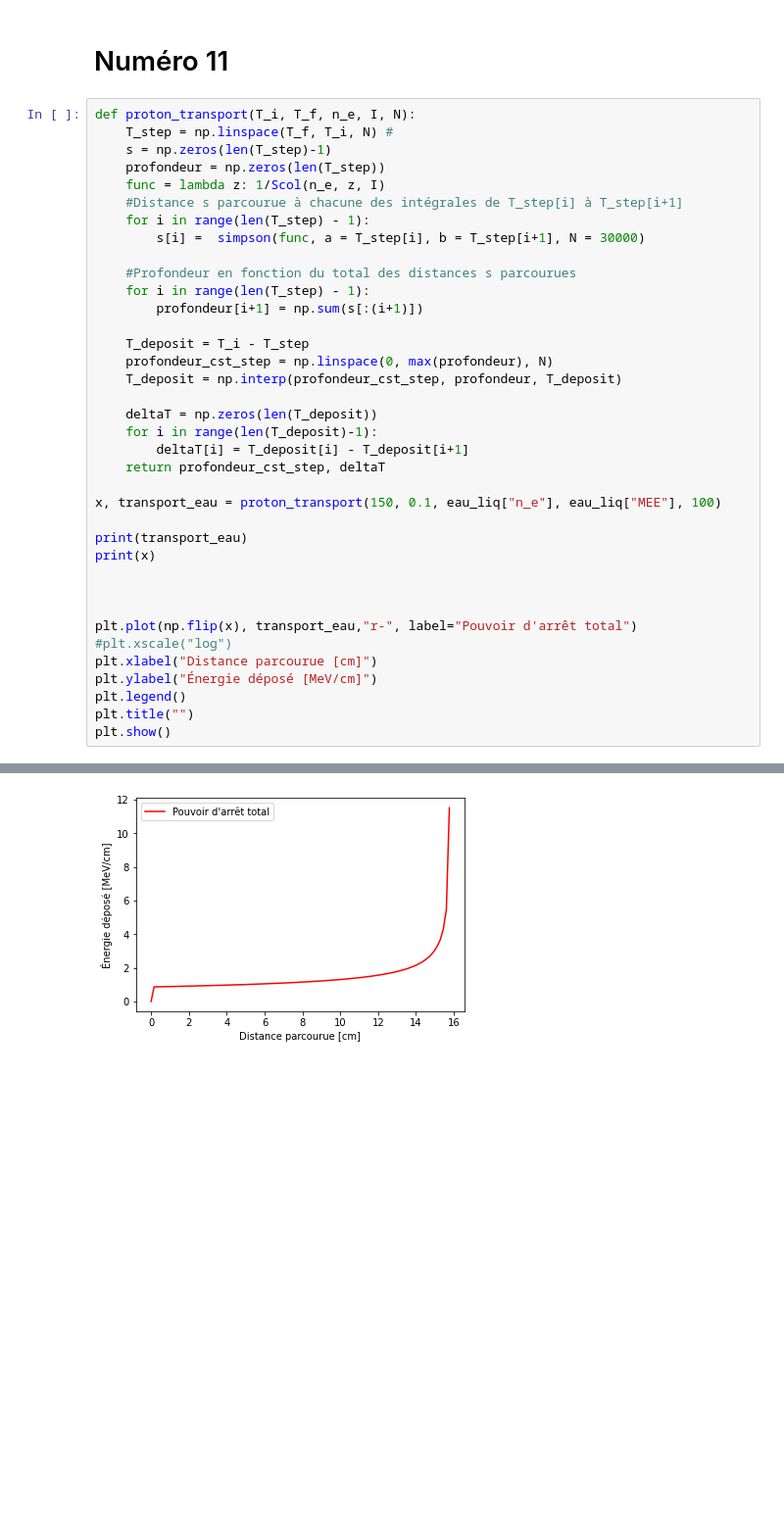
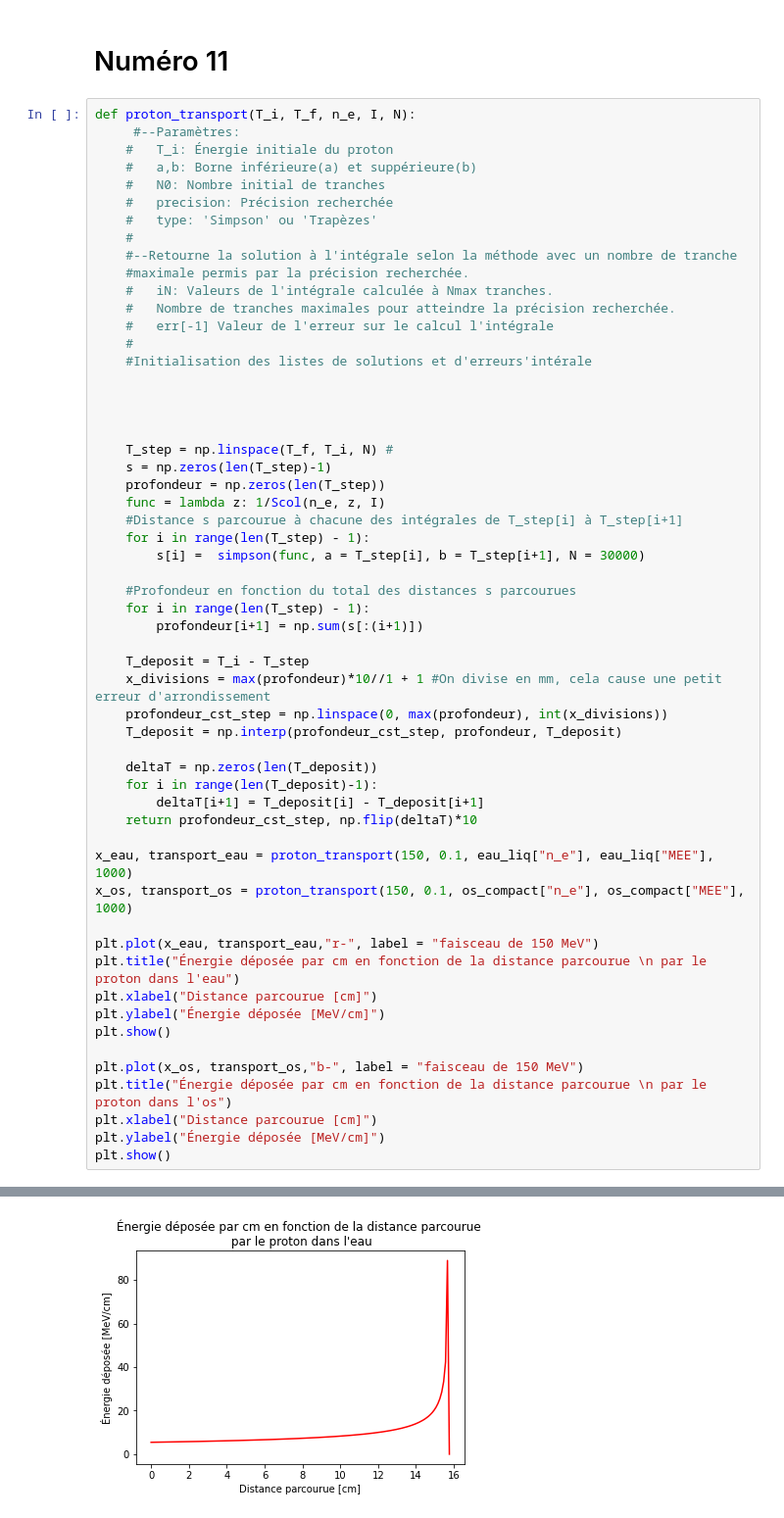
Before and after one commit to essheh/PHYZ_NUM, a Jupyter notebook: TP1_BOISSINNOT_GAUDREAULT_LESSARD.ipynb, the cells around one changed output, grey strips where cells are left out. Shown at 98% size. Cells and saved outputs as stored; diff of their text form; blank space fills up the shorter version.

```diff
--- a/TP1_BOISSINNOT_GAUDREAULT_LESSARD.ipynb
+++ b/TP1_BOISSINNOT_GAUDREAULT_LESSARD.ipynb
@@ -626,6 +626,24 @@ Cela n'a rien d'étonnant, car selon notre code la trajectoire est entièrememnt
 # Numéro 11
 # %%
 def proton_transport(T_i, T_f, n_e, I, N):
+     #--Paramètres:
+    #   T_i: Énergie initiale du proton
+    #   a,b: Borne inférieure(a) et suppérieure(b)
+    #   N0: Nombre initial de tranches
+    #   precision: Précision recherchée
+    #   type: 'Simpson' ou 'Trapèzes'
+    #
+    #--Retourne la solution à l'intégrale selon la méthode avec un nombre de tranche
+    #maximale permis par la précision recherchée.
+    #   iN: Valeurs de l'intégrale calculée à Nmax tranches.
+    #   Nombre de tranches maximales pour atteindre la précision recherchée.
+    #   err[-1] Valeur de l'erreur sur le calcul l'intégrale
+    #
+    #Initialisation des listes de solutions et d'erreurs'intérale
+
+
+
+
     T_step = np.linspace(T_f, T_i, N) #
     s = np.zeros(len(T_step)-1)
     profondeur = np.zeros(len(T_step))
@@ -639,26 +657,27 @@ def proton_transport(T_i, T_f, n_e, I, N):
         profondeur[i+1] = np.sum(s[:(i+1)])
 
     T_deposit = T_i - T_step
-    profondeur_cst_step = np.linspace(0, max(profondeur), N)
+    x_divisions = max(profondeur)*10//1 + 1 #On divise en mm, cela cause une petit erreur d'arrondissement
+    profondeur_cst_step = np.linspace(0, max(profondeur), int(x_divisions))
     T_deposit = np.interp(profondeur_cst_step, profondeur, T_deposit)
 
     deltaT = np.zeros(len(T_deposit))
     for i in range(len(T_deposit)-1):
-        deltaT[i] = T_deposit[i] - T_deposit[i+1]
-    return profondeur_cst_step, deltaT
+        deltaT[i+1] = T_deposit[i] - T_deposit[i+1]
+    return profondeur_cst_step, np.flip(deltaT)*10
 
-x, transport_eau = proton_transport(150, 0.1, eau_liq["n_e"], eau_liq["MEE"], 100)
+x_eau, transport_eau = proton_transport(150, 0.1, eau_liq["n_e"], eau_liq["MEE"], 1000)
+x_os, transport_os = proton_transport(150, 0.1, os_compact["n_e"], os_compact["MEE"], 1000)
 
-print(transport_eau)
-print(x)
+plt.plot(x_eau, transport_eau,"r-", label = "faisceau de 150 MeV")
+plt.title("Énergie déposée par cm en fonction de la distance parcourue \n par le proton dans l'eau")
+plt.xlabel("Distance parcourue [cm]")
+plt.ylabel("Énergie déposée [MeV/cm]")
+plt.show()
 
-
-
-plt.plot(np.flip(x), transport_eau,"r-", label="Pouvoir d'arrêt total")
-#plt.xscale("log")
+plt.plot(x_os, transport_os,"b-", label = "faisceau de 150 MeV")
+plt.title("Énergie déposée par cm en fonction de la distance parcourue \n par le proton dans l'os")
 plt.xlabel("Distance parcourue [cm]")
-plt.ylabel("Énergie déposé [MeV/cm]")
-plt.legend()
-plt.title("")
+plt.ylabel("Énergie déposée [MeV/cm]")
 plt.show()
 # %% [output]
@@ -682 +684 @@ plt.show()
-[figure, old version]
+[figure, new version]
```
Also changed, not shown: parts of 5 cells of this notebook.
